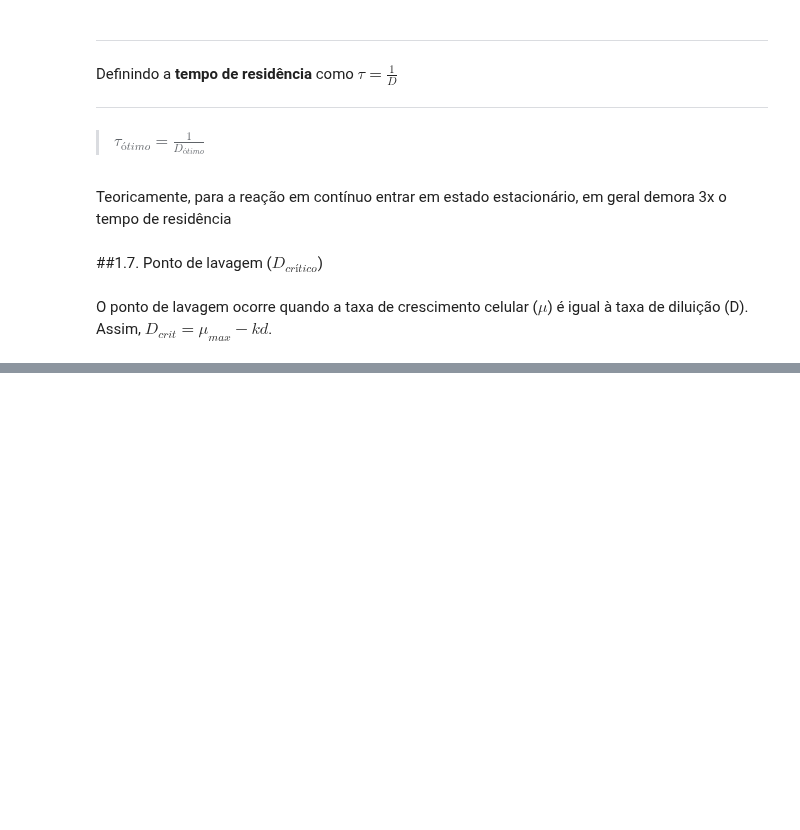
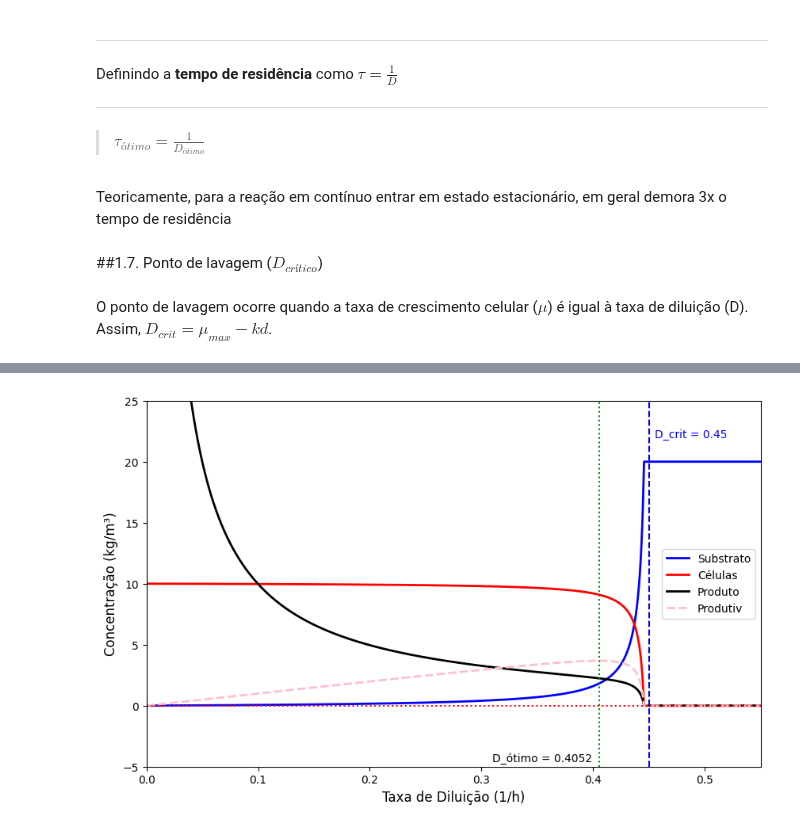
Before and after one commit to VitorMazziero/Processos-Fermentativos, a Jupyter notebook: Modelos Cineticos para Simulação - Contínuo.ipynb, the cells around one changed output, grey strips where cells are left out. Cells and saved outputs as stored; diff of their text form; code cells hidden in the pictures; blank space fills up the shorter version.

```diff
--- a/Modelos Cineticos para Simulação - Contínuo.ipynb
+++ b/Modelos Cineticos para Simulação - Contínuo.ipynb
@@ -263,0 +266,91 @@ O ponto de lavagem ocorre quando a taxa de crescimento celular ($μ$) é igual
+# %%
+# Simulação - Contínuo
+
+# -*- coding: utf-8 -*-
+"""
+Created on Wed Sep  7 15:36:42 2022
+
+@author: Vítor Teixeira Mazziero - UNESP Araraquara
+"""
+
+import warnings
+import numpy as np
+import matplotlib.pyplot as plt
+
+# Concentrações de alimentação
+Cxe=0
+Cse=20.0
+Cpe=0
+
+# Parâmetros para crescimento celular
+μmax = 0.5
+kd = 0.05
+Ks = 0.2
+
+# Parâmetros para consumo de substrato
+Yxs = 0.5
+
+# Parâmetros para formação de produto
+α = 0.1
+β = 0.05
+Kdp = 0
+
+# Taxa de diluição (de 0 até 0.495)
+D=np.arange(0.0001,0.58,0.0001) #[D]=1/h
+
+# Concentração de Células (kg/m³)
+Cs=(Ks*D)/(μmax-kd-D) #Eq.(18)
+
+# Concentração de Células (kg/m³)
+Cx=Yxs*(Cse-Cs) #Eq.(19)
+
+# Concentração de Produto (kg/m³)
+Cp=((D*Cpe)+(α*μmax*Cx)+(β*Cx))/(D+Kdp) #Eq.(17)
+
+#Produtividade
+P = Cx*D
+
+# Dótimo
+D_ótimo = - np.sqrt((kd - μmax)**2 * Ks*(Cse + Ks))/(Cse + Ks) - kd + μmax
+
+# Ponto de Lavagem
+D_crit = μmax - kd
+
+# Gráfico
+
+# Ignorar Concentrações Indefinidas
+for i in range(len(D)):
+    if Cs[i]>=Cse or Cs[i]<0 :
+      Cs[i]=Cse
+      Cp[i]=Cpe
+      Cx[i]=Cxe
+      P[i]=0
+
+warnings.filterwarnings("ignore")
+
+# Construção do Gráfico
+
+plt.figure(figsize=(10,6), facecolor="white", edgecolor="black")
+
+plt.plot(D, Cs, label = "Substrato", color="blue", linewidth=2, linestyle="-")
+plt.plot(D, Cx, label = "Células", color="red", linewidth=2, linestyle="-")
+plt.plot(D, Cp, label = "Produto", color="black", linewidth=2, linestyle="-")
+plt.plot(D, P, label = "Produtiv", color="pink", linewidth=2, linestyle="--")
+
+plt.xlabel("Taxa de Diluição (1/h)", fontdict={'fontsize':12})
+plt.ylabel("Concentração (kg/m³)", fontdict={'fontsize':12})
+
+plt.ylim([-5, 25])
+plt.xlim([0, 0.55])
+
+plt.axhline(0, color = 'r', linestyle = ':')
+plt.axvline(D_ótimo, color = 'g', linestyle = ':')
+plt.text(y=16, x=D_ótimo, s='D_ótimo = %.4f' %D_ótimo, fontsize = '10', position= (0.31,-4.6))
+
+plt.axvline(D_crit, color = 'b', linestyle = '--')
+plt.text(y=16, x=D_crit, s='D_crit = %.2f' %D_crit, fontsize = '10', color='b', position= (0.455,22))
+
+plt.legend()
+plt.show()
+# %% [output]
+[figure, added]
```
Also changed, not shown: parts of 40 cells of this notebook.
